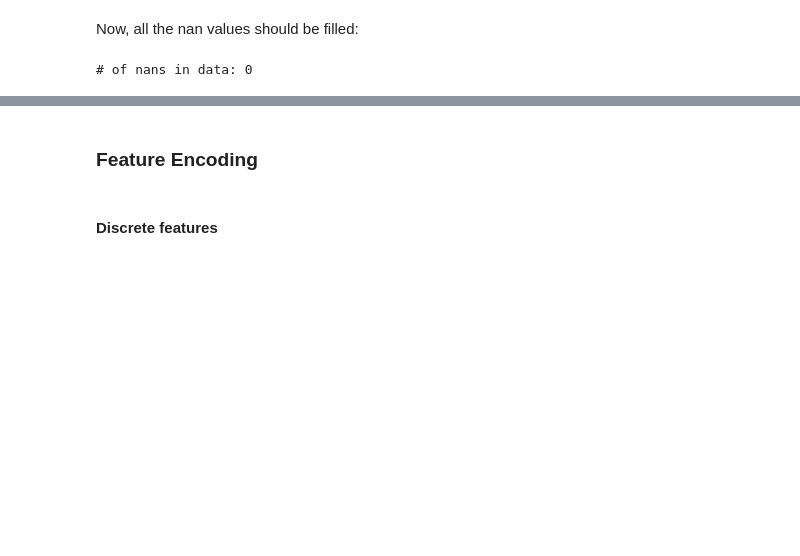
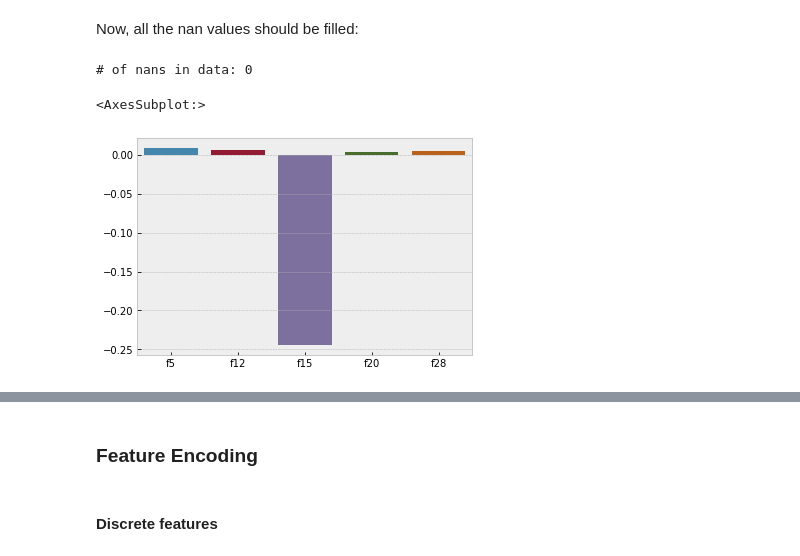
Before and after one commit to wQuole/TDT05, a Jupyter notebook: eda.ipynb, the cells around one changed output, grey strips where cells are left out. Cells and saved outputs as stored; diff of their text form; code cells hidden in the pictures; blank space fills up the shorter version.

```diff
--- a/eda.ipynb
+++ b/eda.ipynb
@@ -345,8 +336,8 @@ def impute_continuous_features(df, feature_df, target_feature_names, method='mic
 Let's compare each imputation method for all the continuous features.
 # %%
 feature_df = df.select_dtypes('float64')
-imp, df_imputed_mean = impute_continuous_features(df, feature_df, cont_cols, method='mean')
-imp, df_imputed_median = impute_continuous_features(df, feature_df, cont_cols, method='median')
+#imp, df_imputed_mean = impute_continuous_features(df, feature_df, cont_cols, method='mean')
+#imp, df_imputed_median = impute_continuous_features(df, feature_df, cont_cols, method='median')
 imp, df_imputed_knn = impute_continuous_features(df, feature_df, cont_cols, method='knn')
-imp, df_imputed_mice = impute_continuous_features(df, feature_df, cont_cols, method='mice')
+#imp, df_imputed_mice = impute_continuous_features(df, feature_df, cont_cols, method='mice')
 # %% [output]
@@ -479,3 +451,16 @@ df_clean = df_imputed_pred.copy()
 print(f'# of nans in data: {sum(df_clean.isna().sum().values)}')
 # %% [output]
 # of nans in data: 0
+# %%
+df_objects = df_clean.select_dtypes(include='object')
+df_corr = df_objects.copy()
+
+for column in df_corr:
+    df_corr[column] = df_corr[column].astype('category').cat.codes
+    df_corr[column] = df_corr[column]/df_corr[column].max()
+
+cleaned_corr = df_corr.corrwith(target["target"])
+sns.barplot(cleaned_corr.index, cleaned_corr.values)
+# %% [output]
+<AxesSubplot:>
+[figure, added]
```
Also changed, not shown: parts of 25 cells of this notebook.
